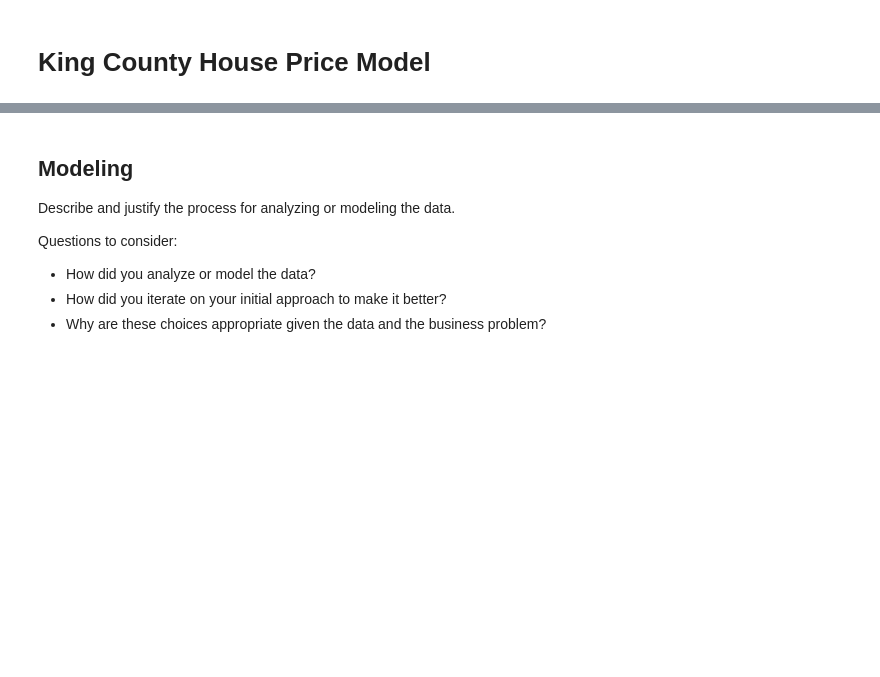
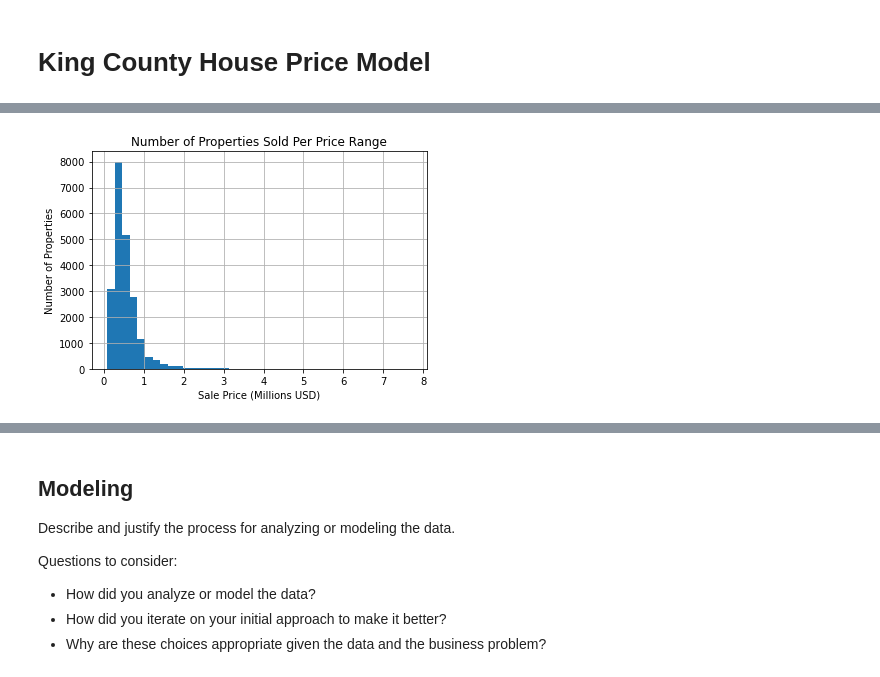
Before and after one commit to Sombrero7/project2, a Jupyter notebook: notebook_main.ipynb, the cells around one changed output, grey strips where cells are left out. Cells and saved outputs as stored; diff of their text form; code cells hidden in the pictures; blank space fills up the shorter version.

Commit message:
pushing several changes to final notebook, as well as inserting an image in the images folder.

```diff
--- a/notebook_main.ipynb
+++ b/notebook_main.ipynb
@@ -43,0 +27,3 @@ Questions to consider:
+# %%
+# load dataset into notebook
+df = pd.read_csv('data/kc_house_data.csv')
@@ -43,0 +62,11 @@ Questions to consider:
+# %%
+# visualize home price data
+ax1 = plt.axes()
+(df['price']*(1/1000000)).hist(bins=40);
+plt.ylabel('Number of Properties');
+plt.xlabel('Sale Price (Millions USD)');
+plt.title('Number of Properties Sold Per Price Range');
+ax1.ticklabel_format(style='plain')
+plt.show()
+# %% [output]
+[figure, added]
```
Also changed, not shown: parts of 24 cells of this notebook, 1 other file.
